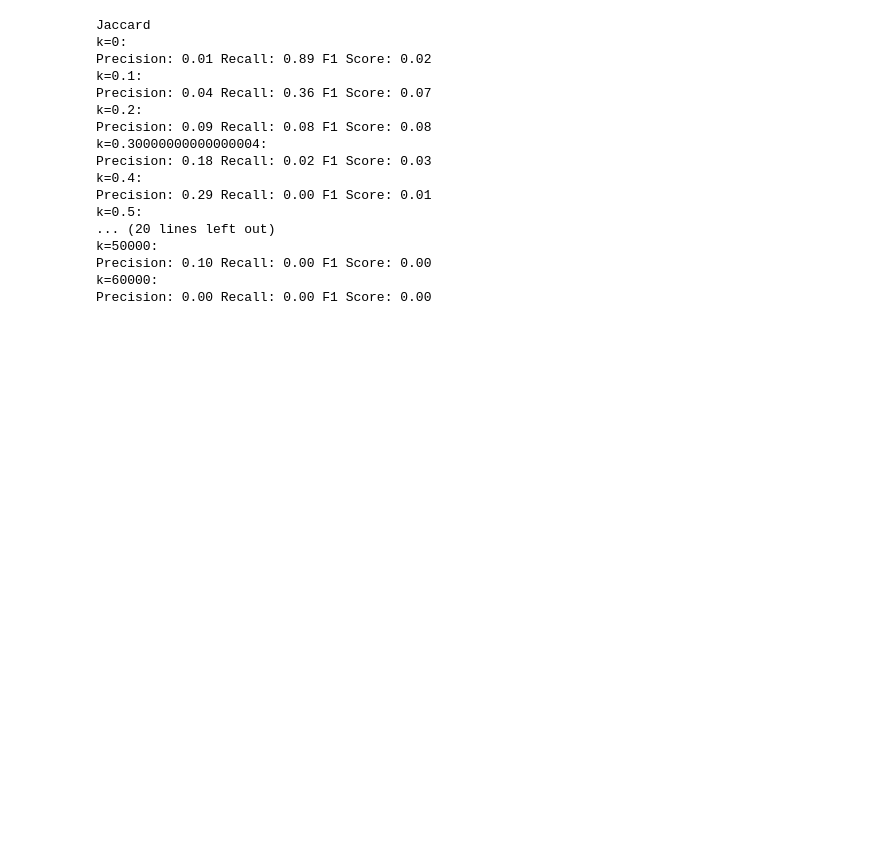
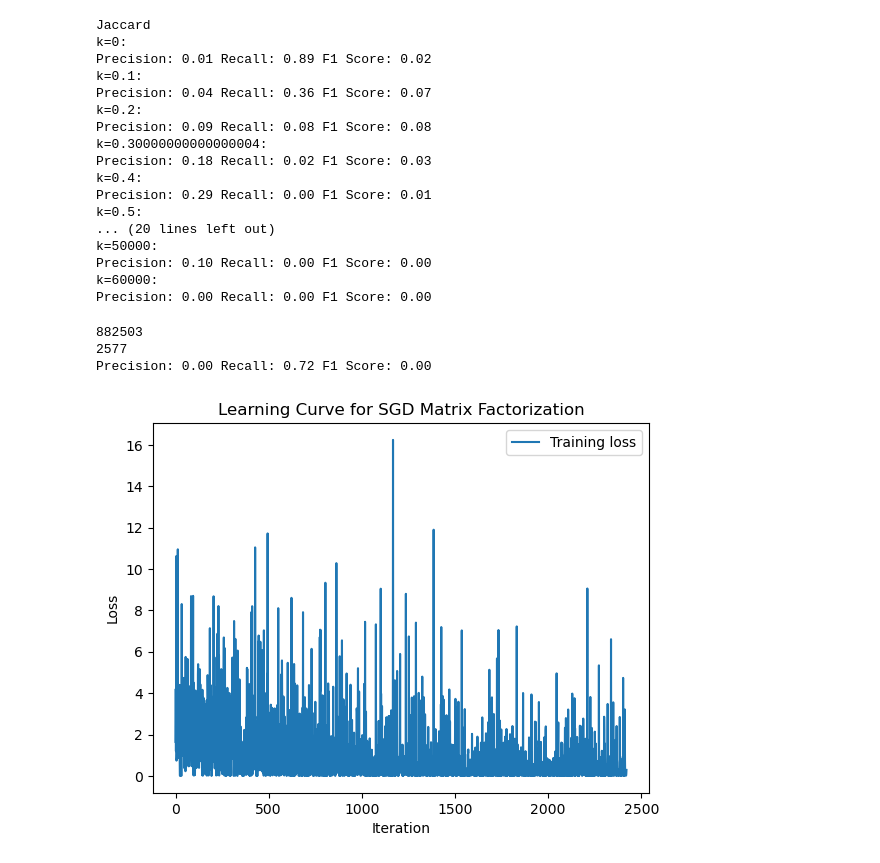
Before and after one commit to KevKoppa/CS4352-Final-Project, a Jupyter notebook: Project.ipynb, the cells around one changed output. Cells and saved outputs as stored; diff of their text form; code cells hidden in the pictures; blank space fills up the shorter version.

```diff
--- a/Project.ipynb
+++ b/Project.ipynb
@@ -303,0 +352,28 @@ Precision: 0.00 Recall: 0.00 F1 Score: 0.00
+# %%
+# Assuming U and V are the factorized matrices and you've reconstructed A as reconstructed_A
+threshold = 1 #Example threshold for determining an edge
+sgd_factorize_predicted_edges = set()
+
+for i in range(reconstructed_A_sgd_factorize.shape[0]):
+    for j in range(reconstructed_A_sgd_factorize.shape[1]):
+        if i != j and reconstructed_A_sgd_factorize[i, j] >= threshold:  # Assuming no self-loops
+            node_i = node_list[i]
+            node_j = node_list[j]
+            sgd_factorize_predicted_edges.add((node_i, node_j))
+
+print(len(sgd_factorize_predicted_edges))
+print(len(removed_edges))
+assess_accuracy(sgd_factorize_predicted_edges, removed_edges)
+
+# Plot the learning curve
+plt.plot(losses, label='Training loss')
+plt.xlabel('Iteration')
+plt.ylabel('Loss')
+plt.title('Learning Curve for SGD Matrix Factorization')
+plt.legend()
+plt.show()
+# %% [output]
+882503
+2577
+Precision: 0.00 Recall: 0.72 F1 Score: 0.00
+[figure, added]
```
Also changed, not shown: parts of 9 cells of this notebook.
